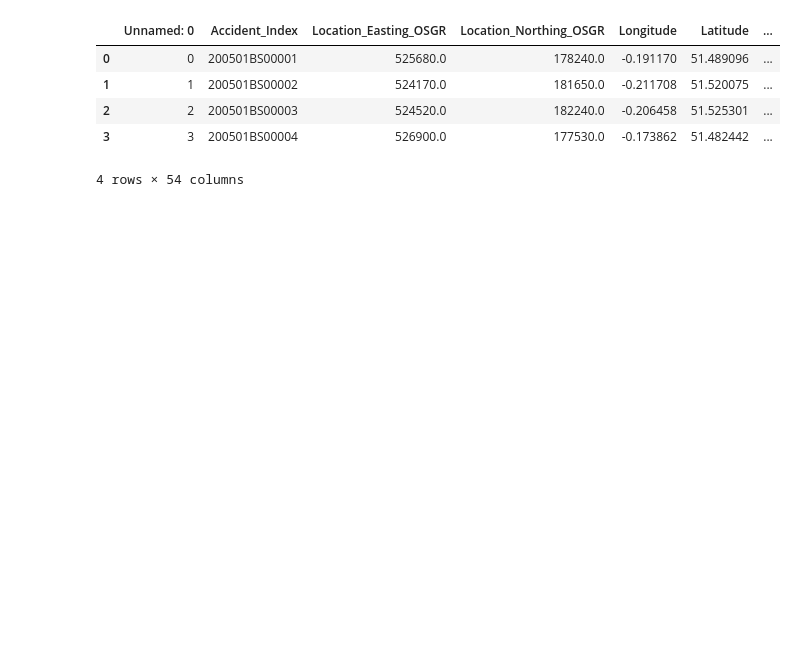
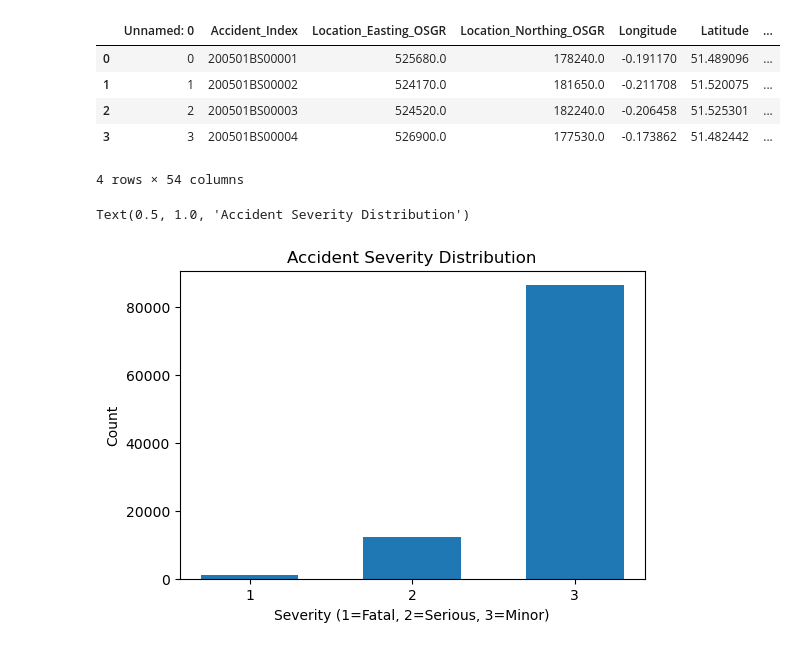
Before and after one commit to Ikpong-Joseph/Visualisation-Coursework2, a Jupyter notebook: head.ipynb, the cells around one changed output. Drawn from its saved outputs; the diff is of its cells as text; code cells hidden in the pictures; blank space fills up the shorter version.

```diff
--- a/head.ipynb
+++ b/head.ipynb
@@ -398,0 +391,11 @@ df.head(4)
+# %%
+# Implementation
+fig, ax = plt.subplots(figsize=(6,4))
+ax.hist(df['Accident_Severity'], bins=[1,2,3,4], align='left', rwidth=0.6)
+ax.set_xticks([1,2,3])
+ax.set_xlabel("Severity (1=Fatal, 2=Serious, 3=Minor)")
+ax.set_ylabel("Count")
+ax.set_title("Accident Severity Distribution")
+# %% [output]
+Text(0.5, 1.0, 'Accident Severity Distribution')
+[figure, added]
```
Also changed, not shown: parts of 14 cells of this notebook, 1 other file.
